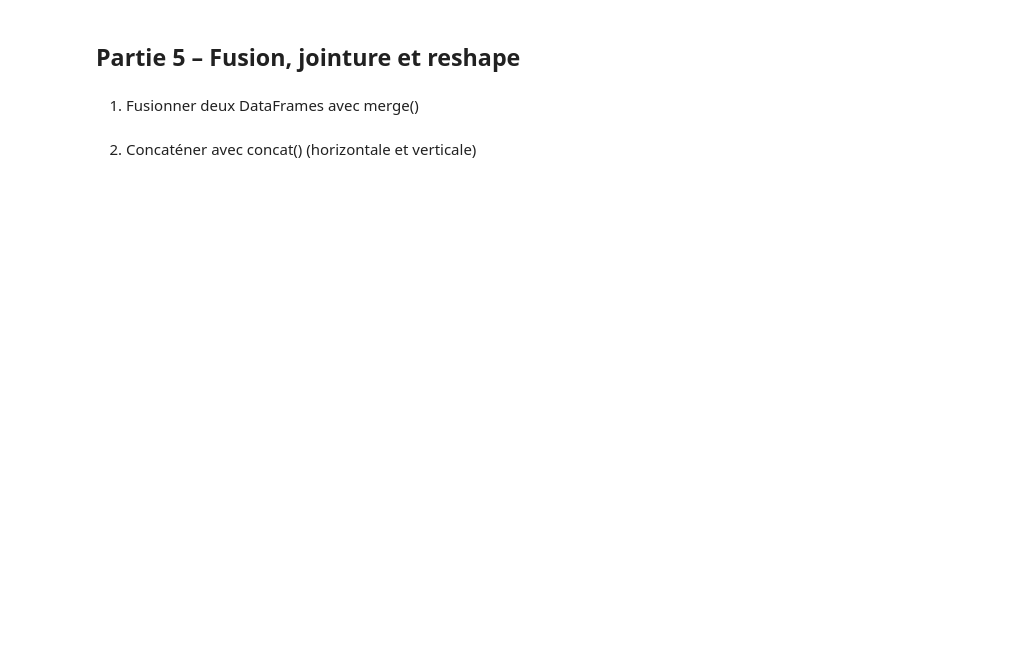
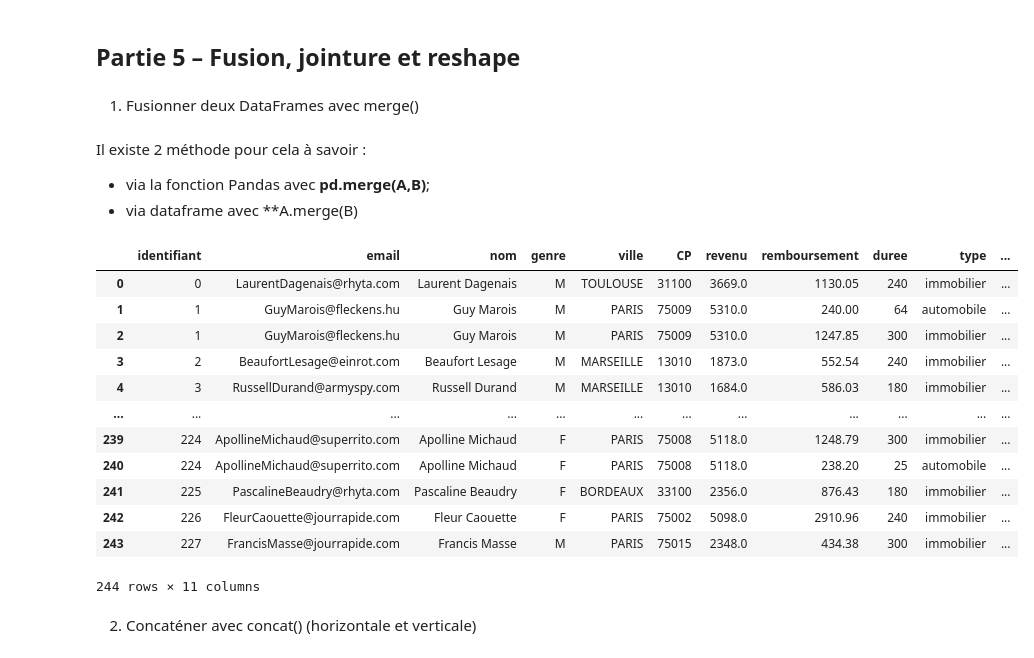
Before and after one commit to SDSaliou/Numpy-Pandas, a Jupyter notebook: exercice1Pandas.ipynb, the cells around one changed output. Saved outputs shown, nothing was run; the diff lists cells and outputs as text; code cells hidden in the pictures; blank space fills up the shorter version.

Commit message:
numpy & pandas

```diff
--- a/exercice1Pandas.ipynb
+++ b/exercice1Pandas.ipynb
@@ -140,0 +239,4 @@ dtype: object
+# %%
+# Nous allons importer un fichier avec des info nous permettant de faire des conditions
+df_prets = pd.read_csv('prets.csv')
+print(df_prets)
@@ -165,5 +669,27 @@ dtype: object
 ## **Partie 5** – Fusion, jointure et reshape
 # %% [markdown]
 1. Fusionner deux DataFrames avec merge()
+# %% [markdown]
+Il existe 2 méthode pour cela à savoir :
+- via la fonction Pandas avec **pd.merge(A,B)**;
+- via dataframe avec **A.merge(B)
+# %%
+#fusionnons le fichier client et prets
+client_pret = pd.merge(fichier_csv, df_prets, on='identifiant')
+display(client_pret)
+# %% [output]
+|  | identifiant | email | nom | genre | ville | CP | revenu | remboursement | duree | type | ... |
+| 0 | 0 | LaurentDagenais@rhyta.com | Laurent Dagenais | M | TOULOUSE | 31100 | 3669.0 | 1130.05 | 240 | immobilier | ... |
+| 1 | 1 | GuyMarois@fleckens.hu | Guy Marois | M | PARIS | 75009 | 5310.0 | 240.00 | 64 | automobile | ... |
+| 2 | 1 | GuyMarois@fleckens.hu | Guy Marois | M | PARIS | 75009 | 5310.0 | 1247.85 | 300 | immobilier | ... |
+| 3 | 2 | BeaufortLesage@einrot.com | Beaufort Lesage | M | MARSEILLE | 13010 | 1873.0 | 552.54 | 240 | immobilier | ... |
+| 4 | 3 | RussellDurand@armyspy.com | Russell Durand | M | MARSEILLE | 13010 | 1684.0 | 586.03 | 180 | immobilier | ... |
+| ... | ... | ... | ... | ... | ... | ... | ... | ... | ... | ... | ... |
+| 239 | 224 | ApollineMichaud@superrito.com | Apolline Michaud | F | PARIS | 75008 | 5118.0 | 1248.79 | 300 | immobilier | ... |
+| 240 | 224 | ApollineMichaud@superrito.com | Apolline Michaud | F | PARIS | 75008 | 5118.0 | 238.20 | 25 | automobile | ... |
+| 241 | 225 | PascalineBeaudry@rhyta.com | Pascaline Beaudry | F | BORDEAUX | 33100 | 2356.0 | 876.43 | 180 | immobilier | ... |
+| 242 | 226 | FleurCaouette@jourrapide.com | Fleur Caouette | F | PARIS | 75002 | 5098.0 | 2910.96 | 240 | immobilier | ... |
+| 243 | 227 | FrancisMasse@jourrapide.com | Francis Masse | M | PARIS | 75015 | 2348.0 | 434.38 | 300 | immobilier | ... |
+244 rows × 11 columns
 # %% [markdown]
 2. Concaténer avec concat() (horizontale et verticale)
```
Also changed, not shown: parts of 51 cells of this notebook, 5 other files.
